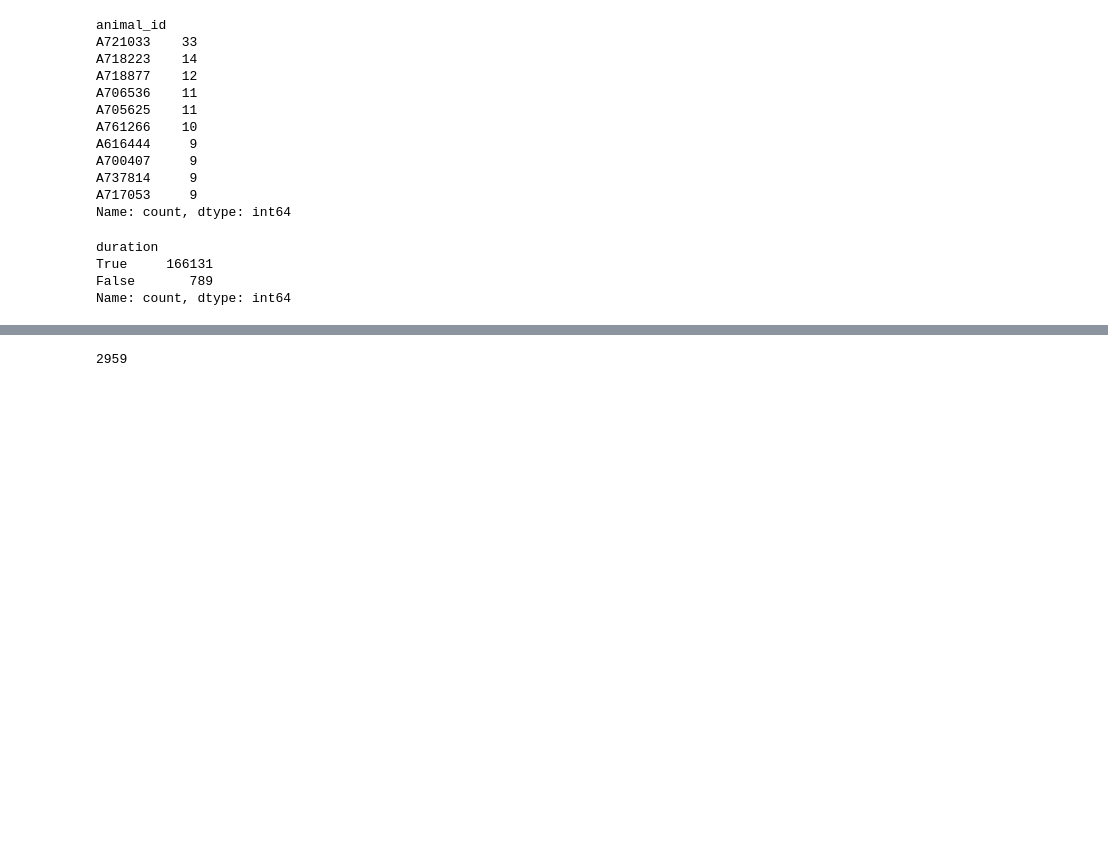
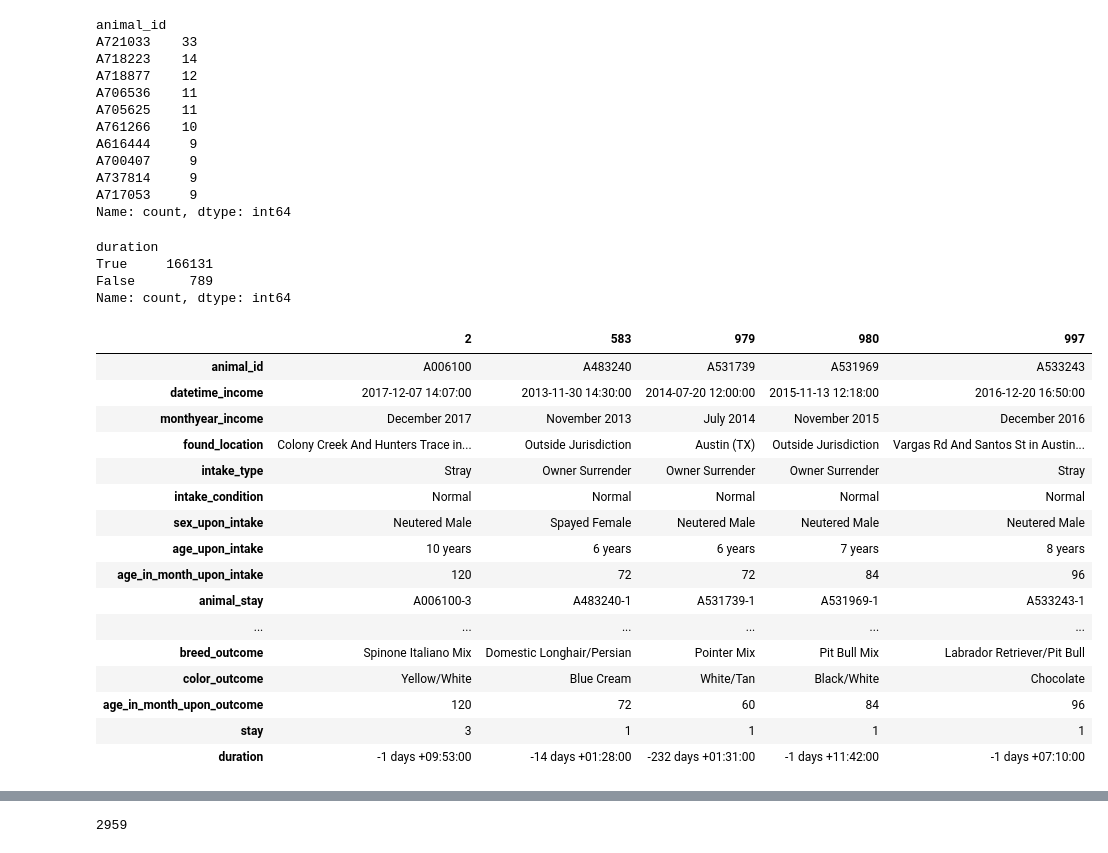
Before and after one commit to kncramer/animal-shelter-outcomes, a Jupyter notebook: code/Data_Clean_joe.ipynb, the cells around one changed output, grey strips where cells are left out. Saved outputs shown, nothing was run; the diff lists cells and outputs as text; code cells hidden in the pictures; blank space fills up the shorter version.

```diff
--- a/code/Data_Clean_joe.ipynb
+++ b/code/Data_Clean_joe.ipynb
@@ -405,3 +405,23 @@ duration
 True     166131
 False       789
 Name: count, dtype: int64
+# %%
+df[df['duration'] < pd.Timedelta(0)].head(5).T
+# %% [output]
+|  | 2 | 583 | 979 | 980 | 997 |
+| animal_id | A006100 | A483240 | A531739 | A531969 | A533243 |
+| datetime_income | 2017-12-07 14:07:00 | 2013-11-30 14:30:00 | 2014-07-20 12:00:00 | 2015-11-13 12:18:00 | 2016-12-20 16:50:00 |
+| monthyear_income | December 2017 | November 2013 | July 2014 | November 2015 | December 2016 |
+| found_location | Colony Creek And Hunters Trace in... | Outside Jurisdiction | Austin (TX) | Outside Jurisdiction | Vargas Rd And Santos St in Austin... |
+| intake_type | Stray | Owner Surrender | Owner Surrender | Owner Surrender | Stray |
+| intake_condition | Normal | Normal | Normal | Normal | Normal |
+| sex_upon_intake | Neutered Male | Spayed Female | Neutered Male | Neutered Male | Neutered Male |
+| age_upon_intake | 10 years | 6 years | 6 years | 7 years | 8 years |
+| age_in_month_upon_intake | 120 | 72 | 72 | 84 | 96 |
+| animal_stay | A006100-3 | A483240-1 | A531739-1 | A531969-1 | A533243-1 |
+| ... | ... | ... | ... | ... | ... |
+| breed_outcome | Spinone Italiano Mix | Domestic Longhair/Persian | Pointer Mix | Pit Bull Mix | Labrador Retriever/Pit Bull |
+| color_outcome | Yellow/White | Blue Cream | White/Tan | Black/White | Chocolate |
+| age_in_month_upon_outcome | 120 | 72 | 60 | 84 | 96 |
+| stay | 3 | 1 | 1 | 1 | 1 |
+| duration | -1 days +09:53:00 | -14 days +01:28:00 | -232 days +01:31:00 | -1 days +11:42:00 | -1 days +07:10:00 |
```
Also changed, not shown: parts of 8 cells of this notebook.
